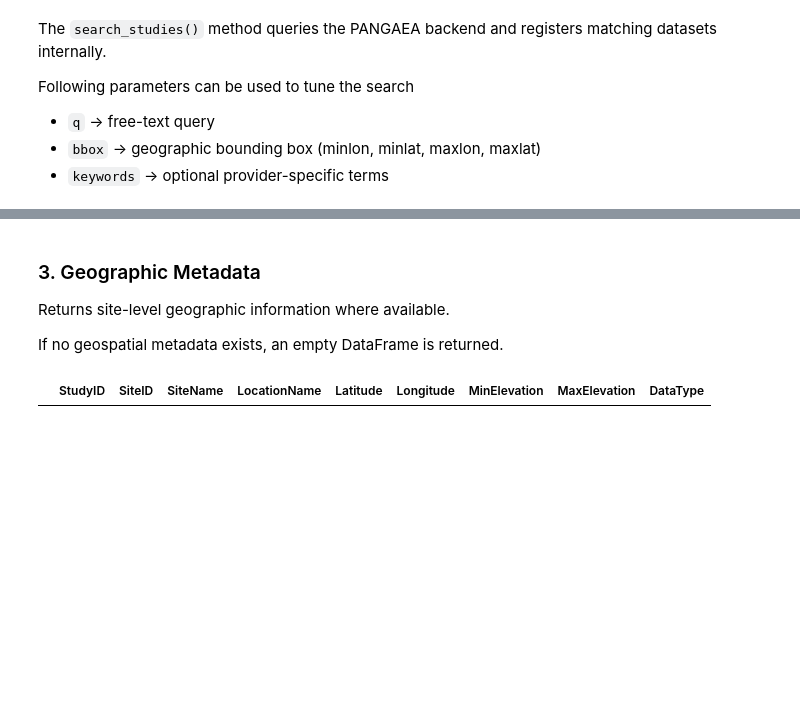
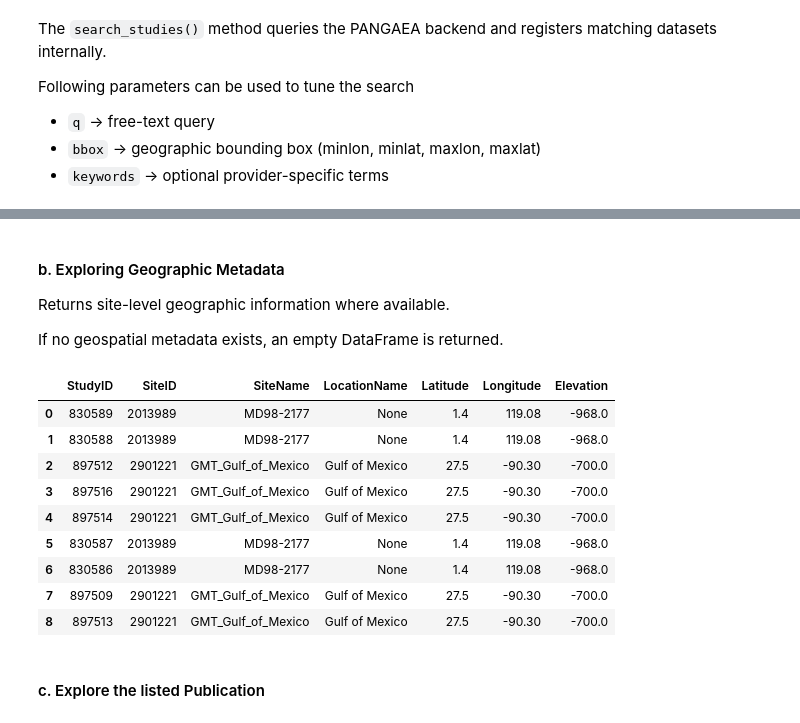
Before and after one commit to LinkedEarth/PyleoTUPS, a Jupyter notebook: examples/tutorial-pangaea.ipynb, the cells around one changed output, grey strips where cells are left out. Saved outputs shown, nothing was run; the diff lists cells and outputs as text; code cells hidden in the pictures; blank space fills up the shorter version.

```diff
--- a/examples/tutorial-pangaea.ipynb
+++ b/examples/tutorial-pangaea.ipynb
@@ -183,11 +192,22 @@ dataset.get_summary()
 # %% [markdown]
-### 3. Geographic Metadata
+#### b. Exploring Geographic Metadata
 
 Returns site-level geographic information where available.
 
 If no geospatial metadata exists, an empty DataFrame is returned.
 # %%
 geo = dataset.get_geo()
-geo.head()
+display(geo)
 # %% [output]
-|  | StudyID | SiteID | SiteName | LocationName | Latitude | Longitude | MinElevation | MaxElevation | DataType |
+|  | StudyID | SiteID | SiteName | LocationName | Latitude | Longitude | Elevation |
+| 0 | 830589 | 2013989 | MD98-2177 | None | 1.4 | 119.08 | -968.0 |
+| 1 | 830588 | 2013989 | MD98-2177 | None | 1.4 | 119.08 | -968.0 |
+| 2 | 897512 | 2901221 | GMT_Gulf_of_Mexico | Gulf of Mexico | 27.5 | -90.30 | -700.0 |
+| 3 | 897516 | 2901221 | GMT_Gulf_of_Mexico | Gulf of Mexico | 27.5 | -90.30 | -700.0 |
+| 4 | 897514 | 2901221 | GMT_Gulf_of_Mexico | Gulf of Mexico | 27.5 | -90.30 | -700.0 |
+| 5 | 830587 | 2013989 | MD98-2177 | None | 1.4 | 119.08 | -968.0 |
+| 6 | 830586 | 2013989 | MD98-2177 | None | 1.4 | 119.08 | -968.0 |
+| 7 | 897509 | 2901221 | GMT_Gulf_of_Mexico | Gulf of Mexico | 27.5 | -90.30 | -700.0 |
+| 8 | 897513 | 2901221 | GMT_Gulf_of_Mexico | Gulf of Mexico | 27.5 | -90.30 | -700.0 |
+# %% [markdown]
+#### c. Explore the listed Publication
```
Also changed, not shown: parts of 12 cells of this notebook, 1 other file.
